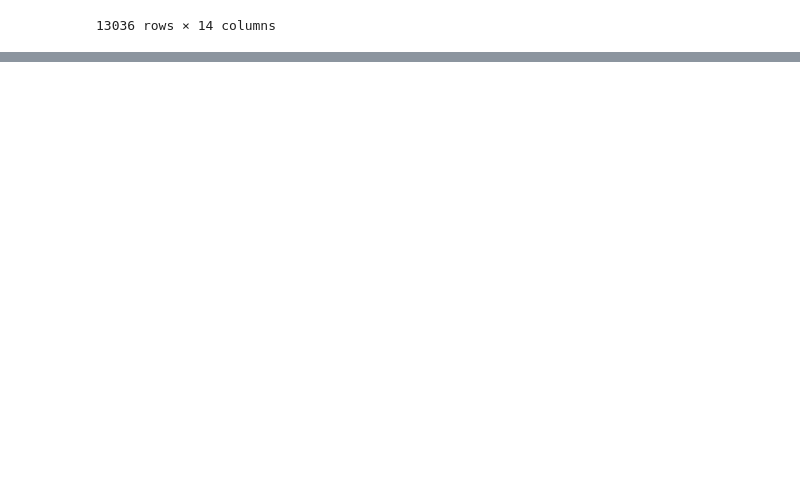
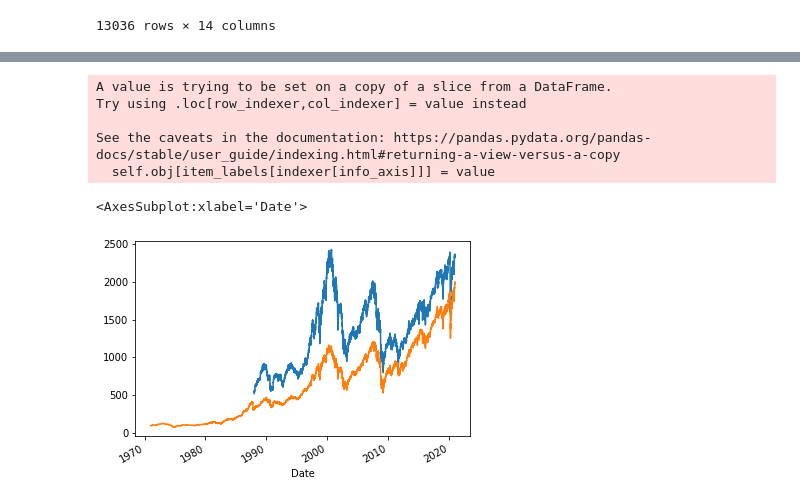
Before and after one commit to Tobias-Mann/Practicioners-Seminar-Notebook, a Jupyter notebook: Notebook.ipynb, the cells around one changed output, grey strips where cells are left out. Saved outputs shown, nothing was run; the diff lists cells and outputs as text; code cells hidden in the pictures; blank space fills up the shorter version.

Commit message:
First outline for determining hedge ratio through regression and through portfolio optimization approach

```diff
--- a/Notebook.ipynb
+++ b/Notebook.ipynb
@@ -75,0 +115,15 @@ sns.heatmap(return_df.corr(), xticklabels=z.columns.values, yticklabels=z.column
+# %%
+# Define X and Y of regression (in case they are from different data frames)
+
+# First remove spaces from column names
+x_columns = return_df_usd_chf.columns
+x_columns = [x.replace(' ', '') for x in x_columns]
+return_df_usd_chf.columns = x_columns
+
+y = return_df_usd_chf['MXWOIndex']
+x_columns = return_df_usd_chf.columns
+x_columns = x_columns.drop('MXWOIndex')
+x = return_df_usd_chf[x_columns]
+
+# Create common df
+reg_df = pd.concat([y, x], axis=1, join="inner")
@@ -75,0 +171,32 @@ sns.heatmap(return_df.corr(), xticklabels=z.columns.values, yticklabels=z.column
+# %%
+# Portfolio components
+portfolio_chf_components = return_df_usd_chf[['MXWOIndex', 'CHFUSD', 'CHFEUR', 'CHFGBP', 'CHFAUD', 'CHFJPY', 'CHFCAD']]
+
+# Prepare covariance matrix and expected return vector
+risk_free_rate = pd.read_excel('Data/3M_interest_rates.xlsx', index_col=0, header=1)
+risk_free_rate_chf = risk_free_rate['SF0003M  Index']
+
+# For MSCI World denominated in CHF subtract 3 CHF risk free interest rate to get excess returns?
+portfolio_chf_excess_returns = portfolio_chf_components
+
+# Change annualized risk free rate to a continuous daily rate in %
+risk_free_rate_chf = pow(risk_free_rate_chf/100 + 1, 1/252) - 1
+
+# Subtract the daily risk free rate from MSCI World returns
+portfolio_chf_excess_returns.loc[: ,'MXWOIndex'] = portfolio_chf_excess_returns['MXWOIndex'] - risk_free_rate_chf[risk_free_rate_chf.index.isin(portfolio_chf_excess_returns.index)]
+portfolio_chf_excess_returns = portfolio_chf_excess_returns[portfolio_chf_excess_returns!=0].dropna()
+
+portfolio_covar = portfolio_chf_excess_returns.cov()
+portfolio_expected_return = portfolio_chf_excess_returns.mean()
+
+# Note that MSCI World performance was actually quiet bad for CHF investor since 2000 (see plot)
+combined_df_usd_chf['MXWO Index'].plot()
+combined_df['MSDLWI Index'].plot()
+# %% [output]
+A value is trying to be set on a copy of a slice from a DataFrame.
+Try using .loc[row_indexer,col_indexer] = value instead
+
+See the caveats in the documentation: https://pandas.pydata.org/pandas-docs/stable/user_guide/indexing.html#returning-a-view-versus-a-copy
+  self.obj[item_labels[indexer[info_axis]]] = value
+<AxesSubplot:xlabel='Date'>
+[figure, added]
```
Also changed, not shown: parts of 15 cells of this notebook.
